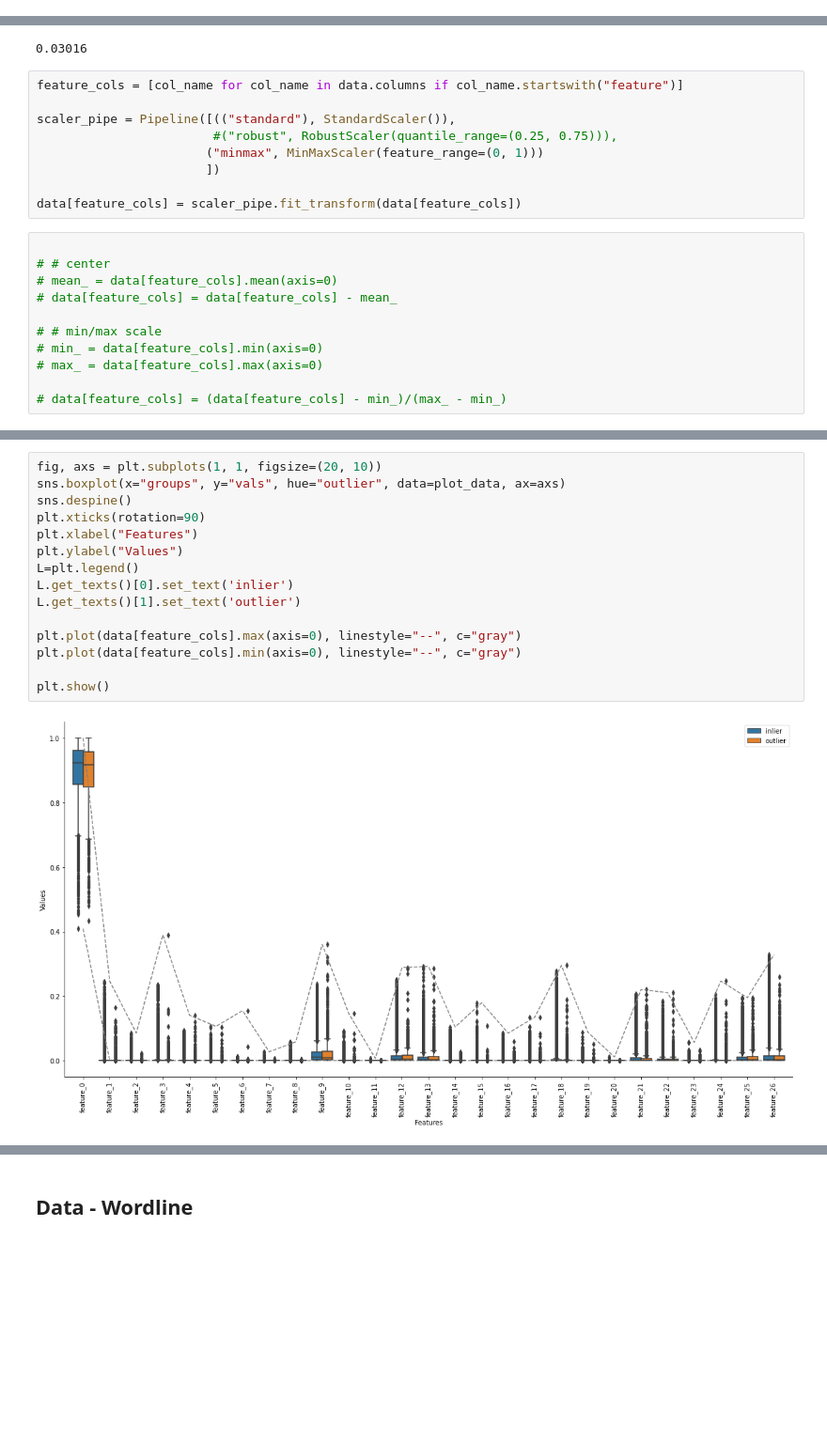
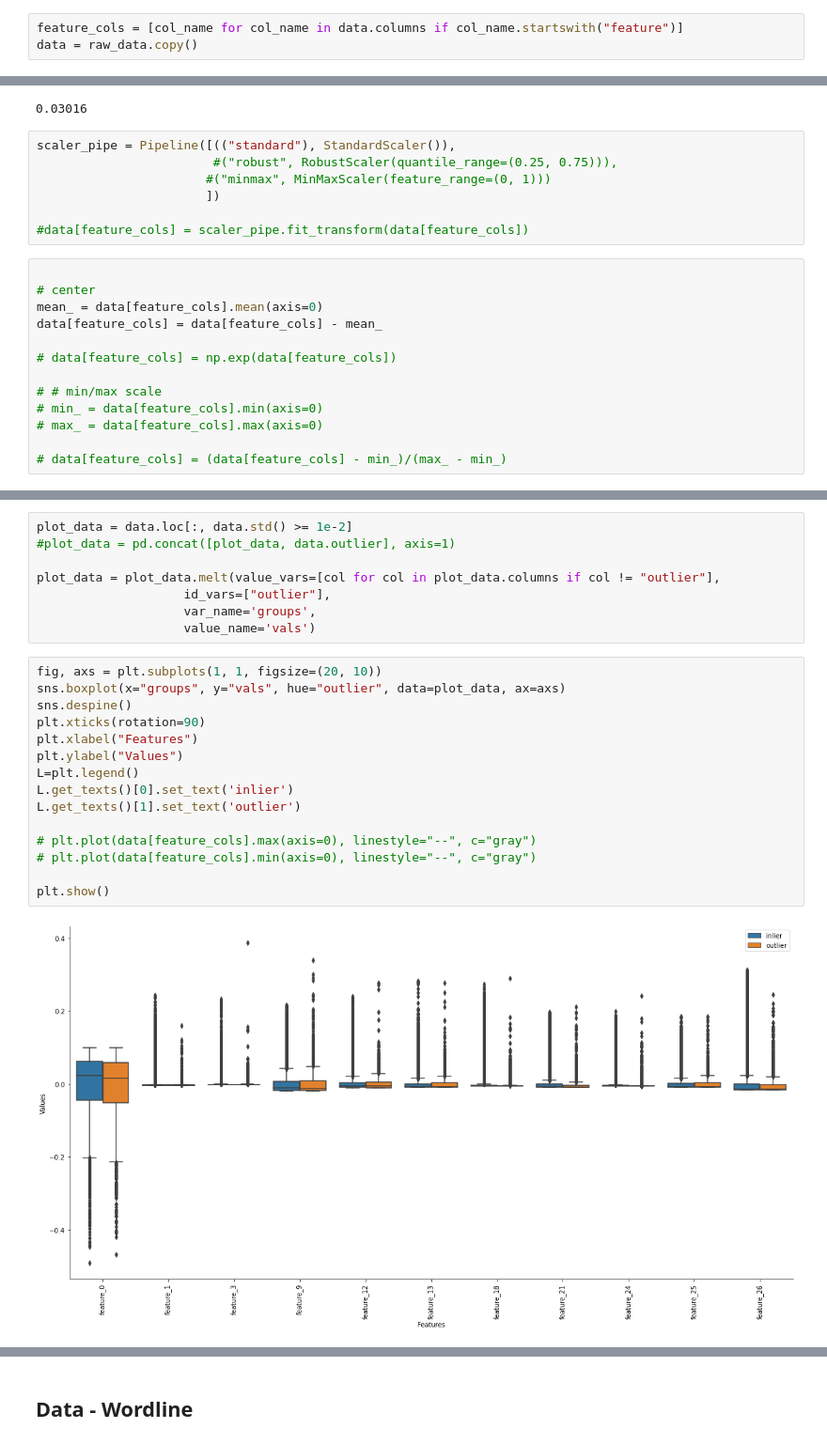
Before and after one commit to danieltsoukup/autoencoders, a Jupyter notebook: outlier_detection_with_autoencoders.ipynb, the cells around one changed output, grey strips where cells are left out. Shown at 94% size. Cells and saved outputs as stored; diff of their text form; blank space fills up the shorter version.

Commit message:
plots

```diff
--- a/outlier_detection_with_autoencoders.ipynb
+++ b/outlier_detection_with_autoencoders.ipynb
@@ -41,6 +72,9 @@ data.head()
 | 3 | 0.973246 | 0.000000 | 0.0 | 0.000556 | 0.0 | 0.0 | 0.0 | 0.0 | 0.0 | ... |
 | 4 | 0.960720 | 0.000000 | 0.0 | 0.000656 | 0.0 | 0.0 | 0.0 | 0.0 | 0.0 | ... |
 5 rows × 28 columns
+# %%
+feature_cols = [col_name for col_name in data.columns if col_name.startswith("feature")]
+data = raw_data.copy()
 # %%
 X = data.drop("outlier", axis=1)
 y = data.outlier
@@ -49,19 +83,19 @@ y.mean()
 # %% [output]
 0.03016
 # %%
-feature_cols = [col_name for col_name in data.columns if col_name.startswith("feature")]
-
 scaler_pipe = Pipeline([(("standard"), StandardScaler()),
                         #("robust", RobustScaler(quantile_range=(0.25, 0.75))),
-                       ("minmax", MinMaxScaler(feature_range=(0, 1)))
+                       #("minmax", MinMaxScaler(feature_range=(0, 1)))
                        ])
 
-data[feature_cols] = scaler_pipe.fit_transform(data[feature_cols])
+#data[feature_cols] = scaler_pipe.fit_transform(data[feature_cols])
 # %%
 
-# # center
-# mean_ = data[feature_cols].mean(axis=0)
-# data[feature_cols] = data[feature_cols] - mean_
+# center
+mean_ = data[feature_cols].mean(axis=0)
+data[feature_cols] = data[feature_cols] - mean_
+
+# data[feature_cols] = np.exp(data[feature_cols])
 
 # # min/max scale
 # min_ = data[feature_cols].min(axis=0)
@@ -76,18 +105,26 @@ plot_data = data.melt(value_vars=feature_cols,
+# %%
+plot_data = data.loc[:, data.std() >= 1e-2]
+#plot_data = pd.concat([plot_data, data.outlier], axis=1)
+
+plot_data = plot_data.melt(value_vars=[col for col in plot_data.columns if col != "outlier"],
+                    id_vars=["outlier"],
+                    var_name='groups',
+                    value_name='vals')
 # %%
 fig, axs = plt.subplots(1, 1, figsize=(20, 10))
 sns.boxplot(x="groups", y="vals", hue="outlier", data=plot_data, ax=axs)
 sns.despine()
 plt.xticks(rotation=90)
 plt.xlabel("Features")
 plt.ylabel("Values")
 L=plt.legend()
 L.get_texts()[0].set_text('inlier')
 L.get_texts()[1].set_text('outlier')
 
-plt.plot(data[feature_cols].max(axis=0), linestyle="--", c="gray")
-plt.plot(data[feature_cols].min(axis=0), linestyle="--", c="gray")
+# plt.plot(data[feature_cols].max(axis=0), linestyle="--", c="gray")
+# plt.plot(data[feature_cols].min(axis=0), linestyle="--", c="gray")
 
 plt.show()
 # %% [output]
-[figure, old version]
+[figure, new version]
 # %%
```
Also changed, not shown: parts of 28 cells of this notebook, 1 other file.
